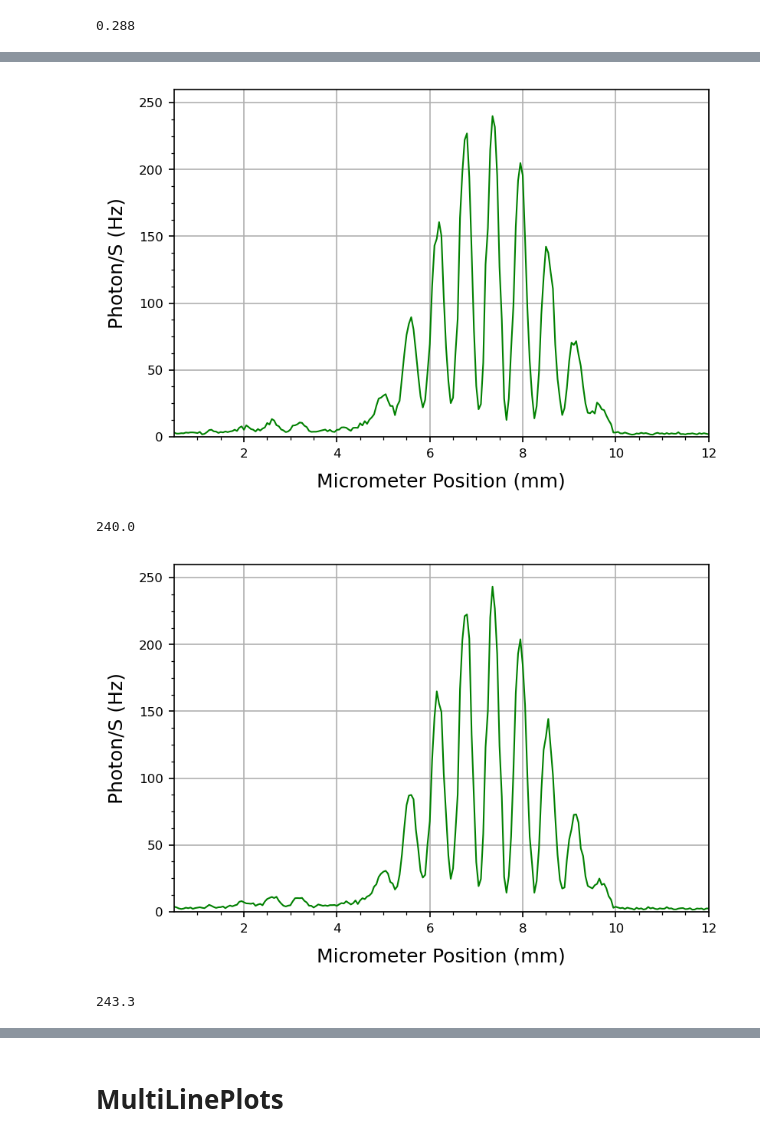
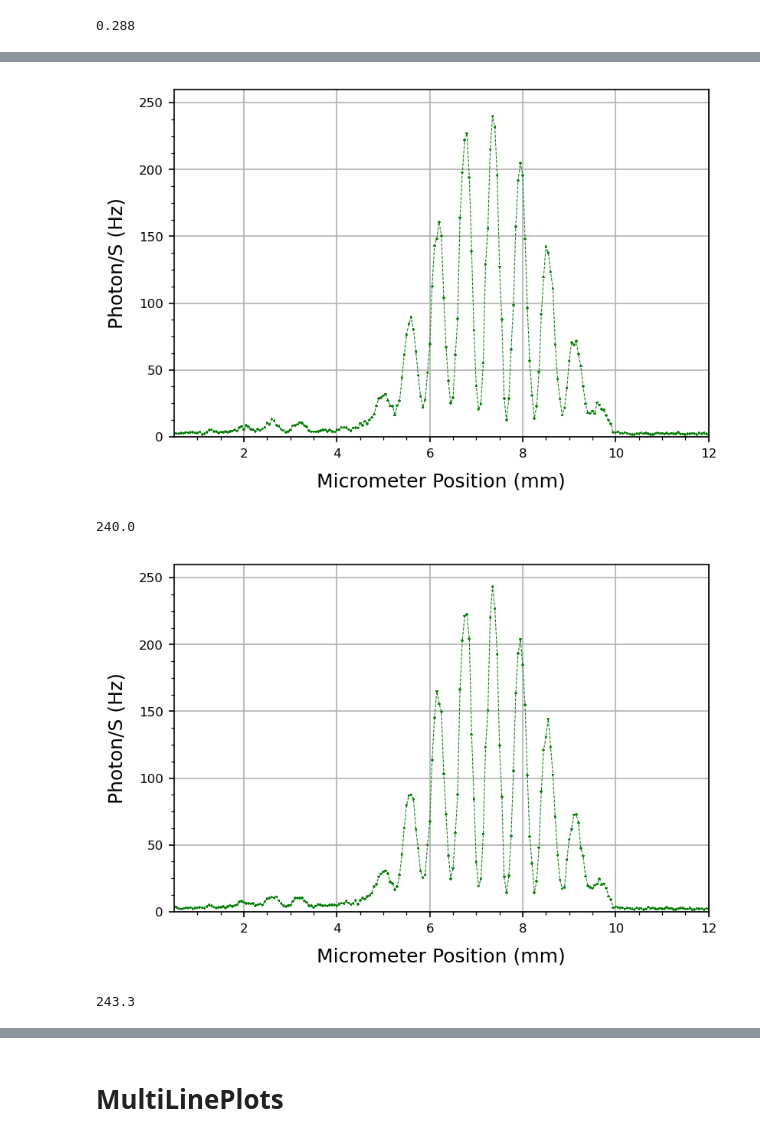
Before and after one commit to parallax-xallaraq/PHSX616, a Jupyter notebook: Lab1 - Two Slit Interference/Code/BasicDataPlotting.ipynb, the cells around one changed output, grey strips where cells are left out. Saved outputs shown, nothing was run; the diff lists cells and outputs as text; code cells hidden in the pictures.

```diff
--- a/Lab1 - Two Slit Interference/Code/BasicDataPlotting.ipynb
+++ b/Lab1 - Two Slit Interference/Code/BasicDataPlotting.ipynb
@@ -108,17 +114,19 @@ print(max(tables['Bulb 2s t1']['Photon/S (Hz)']))
 # %%
 myplt.PlotXY(
     x = tables['Bulb 2s t2']['Micrometer Position (mm)'],
     y = tables['Bulb 2s t2']['Photon/S (Hz)'],
     xlab = 'Micrometer Position (mm)',
     ylab = 'Photon/S (Hz)',
+    xerr = 0.03,
+    yerr = 1,
     color = colors['Bulb'],
     xlim = [0.5,12],
     ylim = [0,260],
     fileName = path_fig + 'Bulb2st2.png'
 )
 print(max(tables['Bulb 2s t2']['Photon/S (Hz)']))
 # %% [output]
-[figure, old version]
+[figure, new version]
 240.0
 # %%
 myplt.PlotXY(
@@ -126,6 +134,8 @@ myplt.PlotXY(
     y = tables['Bulb 2s t3']['Photon/S (Hz)'],
     xlab = 'Micrometer Position (mm)',
     ylab = 'Photon/S (Hz)',
+    xerr = 0.03,
+    yerr = 1,
     color = colors['Bulb'],
     xlim = [0.5,12],
     ylim = [0,260],
@@ -133,7 +143,7 @@ myplt.PlotXY(
 )
 print(max(tables['Bulb 2s t3']['Photon/S (Hz)']))
 # %% [output]
-[figure, old version]
+[figure, new version]
 243.3
 # %%
 myplt.PlotXY(
```
Also changed, not shown: parts of 9 cells of this notebook, 24 other files.
